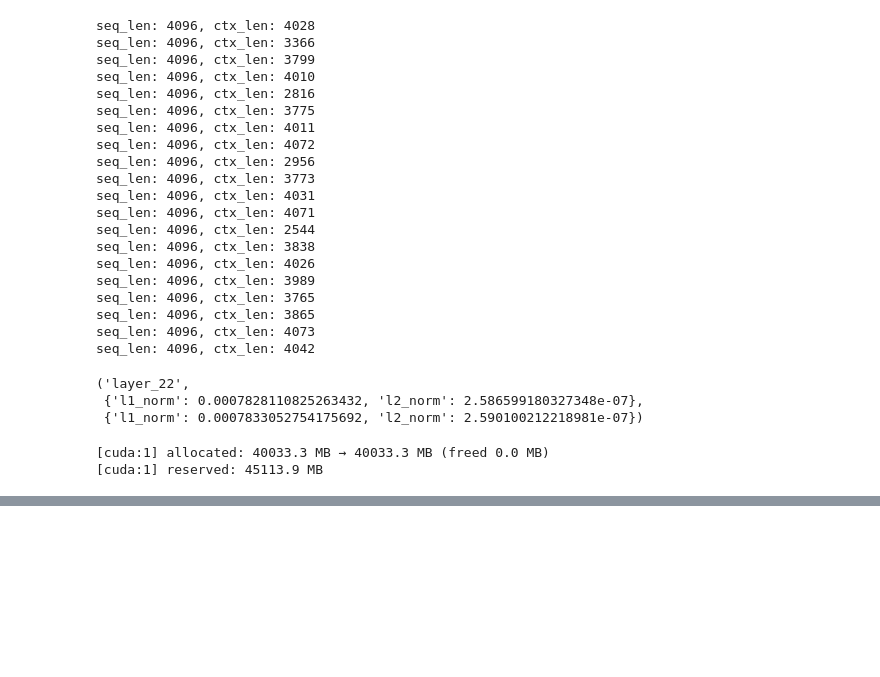
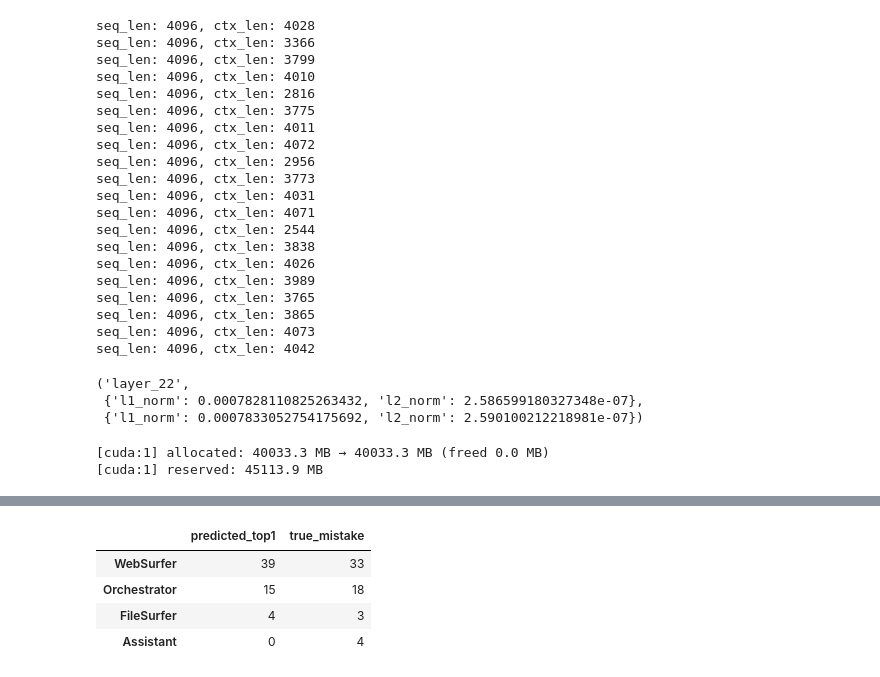
Before and after one commit to dourofficer/grad-norm, a Jupyter notebook: z_dev2.ipynb, the cells around one changed output, grey strips where cells are left out. Drawn from its saved outputs; the diff is of its cells as text; code cells hidden in the pictures; blank space fills up the shorter version.

```diff
--- a/z_dev2.ipynb
+++ b/z_dev2.ipynb
@@ -542,0 +637,38 @@ memory_accounting()
+# %%
+from collections import Counter
+from pathlib import Path
+import json
+import pandas as pd
+
+RESULTS_DIR = Path("outputs/qwen3-8b/grad-norm/hand-crafted")
+LAYER = "lm_head"
+NORM  = "l1_norm"
+results = [json.loads(f.read_text()) for f in sorted(RESULTS_DIR.glob("*.json"))]
+
+predicted = Counter()
+for r in results:
+    step_agents = {int(s["step_idx"]): s["role"] for s in r["steps"]}
+    scores = {
+        int(log["step_idx"]): log.get(NORM, {}).get(LAYER)
+        for log in r["logs"]
+        if step_agents.get(int(log["step_idx"]), "").lower() != "human"
+    }
+    if not scores:
+        continue
+    top_step = min(scores, key=lambda k: scores[k])
+    agentx = step_agents.get(top_step, "unknown")
+    if "orchestrator" in agentx.lower():
+        agentx = "Orchestrator"
+    predicted[agentx] += 1
+
+true_agents = Counter(r["metadata"]["mistake_agent"] for r in results)
+pd.DataFrame({
+    "predicted_top1": predicted,
+    "true_mistake":   true_agents,
+}).fillna(0).astype(int).sort_values("predicted_top1", ascending=False)
+# %% [output]
+|  | predicted_top1 | true_mistake |
+| WebSurfer | 39 | 33 |
+| Orchestrator | 15 | 18 |
+| FileSurfer | 4 | 3 |
+| Assistant | 0 | 4 |
```
Also changed, not shown: parts of 9 cells of this notebook, 28 other files.
